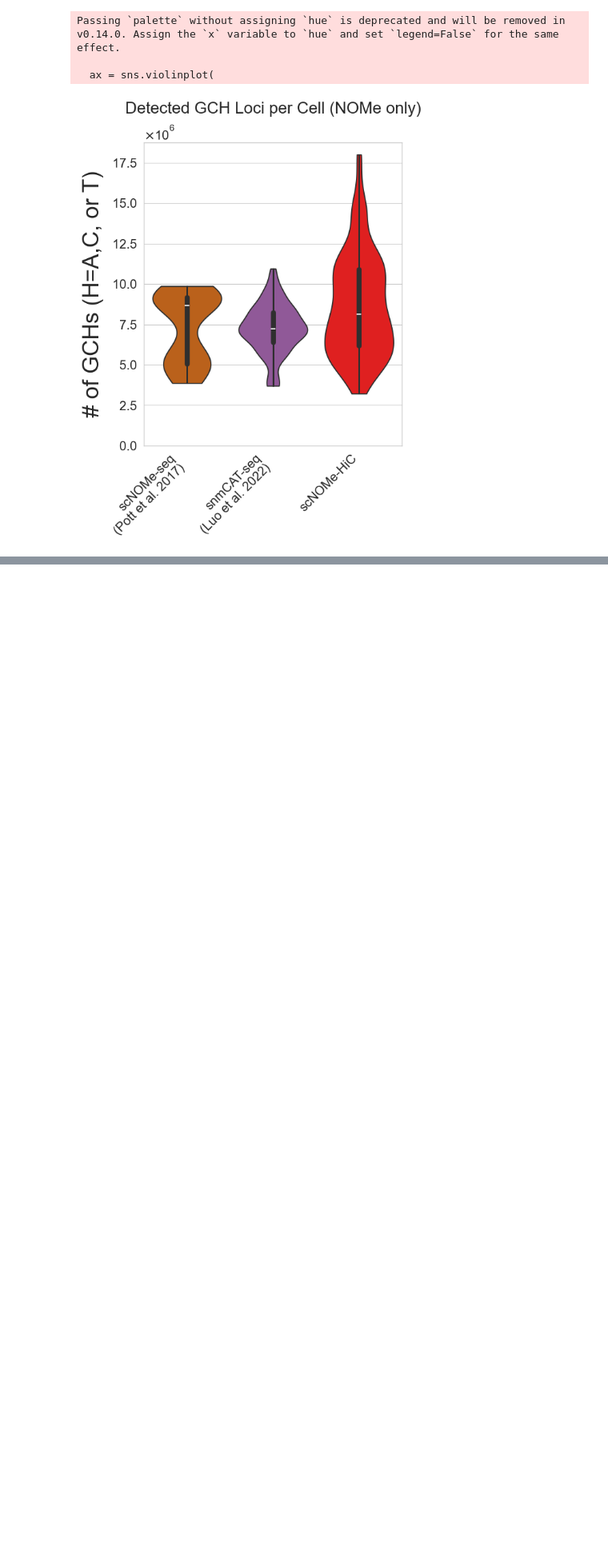
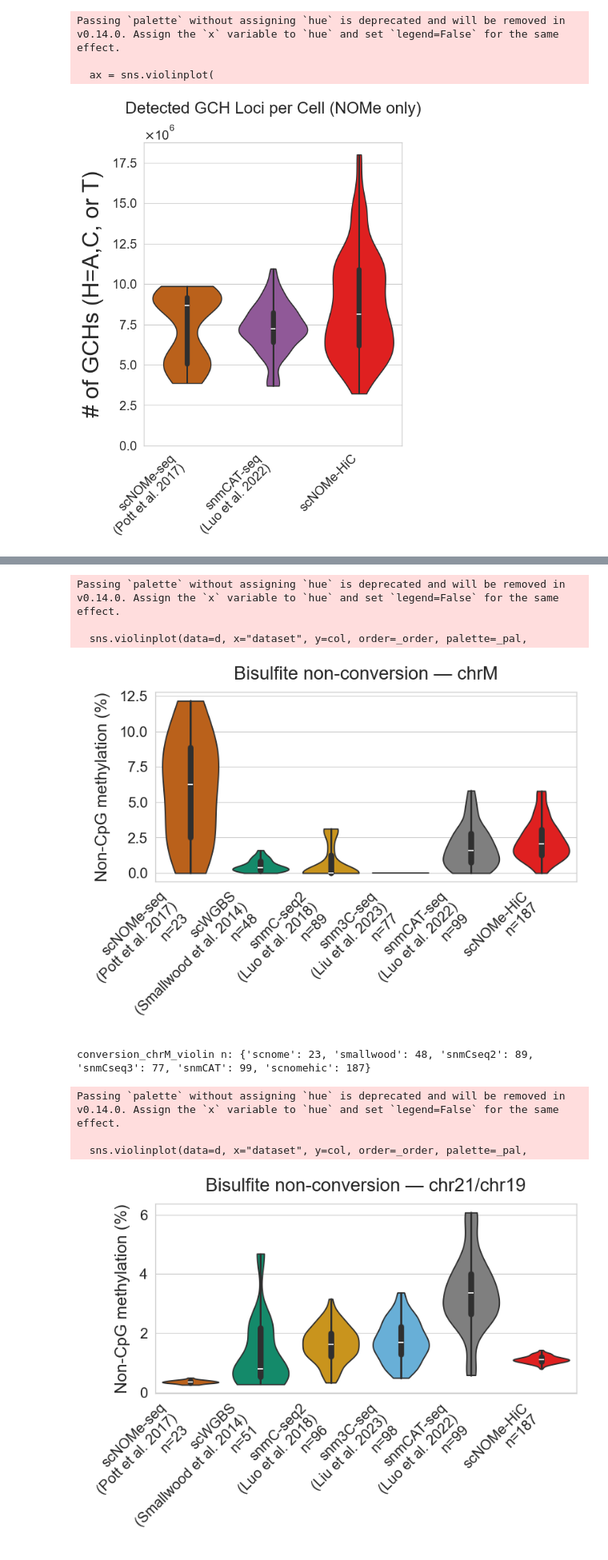
Before and after one commit to yoshihiko1218/snomehic_benchmark, a Jupyter notebook: summary/qc.ipynb, the cells around one changed output, grey strips where cells are left out. Shown at 80% size. Drawn from its saved outputs; the diff is of its cells as text; code cells hidden in the pictures; blank space fills up the shorter version.

```diff
--- a/summary/qc.ipynb
+++ b/summary/qc.ipynb
@@ -2047,0 +2083,44 @@ Passing `palette` without assigning `hue` is deprecated and will be removed in v
+# %%
+# Bisulfite conversion violins (chrM + autosome), 6 methylation methods incl. snmCAT.
+import pandas as pd, numpy as np, os
+import seaborn as sns, matplotlib.pyplot as plt
+_conv = pd.read_csv("summary/conversion_percell.csv")
+_order = ["scnome", "smallwood", "snmCseq2", "snmCseq3", "snmCAT", "scnomehic"]
+_pal = {"scnome": "#D55E00", "smallwood": "#009E73", "snmCseq2": "#E69F00",
+        "snmCseq3": "#56B4E9", "snmCAT": "#7F7F7F", "scnomehic": "#FF0000"}
+_lab = {"scnome": "scNOMe-seq\n(Pott et al. 2017)", "smallwood": "scWGBS\n(Smallwood et al. 2014)",
+        "snmCseq2": "snmC-seq2\n(Luo et al. 2018)", "snmCseq3": "snm3C-seq\n(Liu et al. 2023)",
+        "snmCAT": "snmCAT-seq\n(Luo et al. 2022)", "scnomehic": "scNOMe-HiC"}
+sns.set_context("paper", font_scale=1.8); sns.set_style("whitegrid")
+plt.rcParams["pdf.fonttype"] = 42; plt.rcParams["ps.fonttype"] = 42
+plt.rcParams["font.family"] = "sans-serif"; plt.rcParams["font.sans-serif"] = ["Arial", "Helvetica", "DejaVu Sans"]
+os.makedirs("figures", exist_ok=True)
+def _conv_plot(col, title, fname):
+    d = _conv[["dataset", col]].dropna(subset=[col]).copy()
+    d = d[d["dataset"].isin(_order)]
+    n = d.groupby("dataset").size().to_dict()
+    d = winsorize_to_whiskers(d, col)
+    fig, ax = plt.subplots(figsize=(8, 6))
+    sns.violinplot(data=d, x="dataset", y=col, order=_order, palette=_pal,
+                   cut=0, inner="box", linewidth=1.4, ax=ax)
+    ax.set_title(title, fontsize=20, pad=14); ax.set_xlabel("")
+    ax.set_ylabel("Non-CpG methylation (%)", fontsize=18, labelpad=10)
+    ax.set_xticks(range(len(_order)))
+    ax.set_xticklabels([f"{_lab[o]}\nn={n.get(o, 0)}" for o in _order], rotation=45, ha="right")
+    plt.tight_layout()
+    fig.savefig(f"figures/{fname}.pdf", dpi=300, bbox_inches="tight")
+    fig.savefig(f"figures/{fname}.png", dpi=300, bbox_inches="tight")
+    plt.show()
+    print(fname, "n:", {o: n.get(o, 0) for o in _order})
+_conv_plot("noncpg_chrM", "Bisulfite non-conversion — chrM", "conversion_chrM_violin")
+_conv_plot("noncpg_auto", "Bisulfite non-conversion — chr21/chr19", "conversion_chr21chr19_violin")
+# %% [output]
+Passing `palette` without assigning `hue` is deprecated and will be removed in v0.14.0. Assign the `x` variable to `hue` and set `legend=False` for the same effect.
+
+  sns.violinplot(data=d, x="dataset", y=col, order=_order, palette=_pal,
+[figure, added]
+conversion_chrM_violin n: {'scnome': 23, 'smallwood': 48, 'snmCseq2': 89, 'snmCseq3': 77, 'snmCAT': 99, 'scnomehic': 187}
+Passing `palette` without assigning `hue` is deprecated and will be removed in v0.14.0. Assign the `x` variable to `hue` and set `legend=False` for the same effect.
+
+  sns.violinplot(data=d, x="dataset", y=col, order=_order, palette=_pal,
+[figure, added]
```
Also changed, not shown: parts of 5 cells of this notebook, 34 other files.
